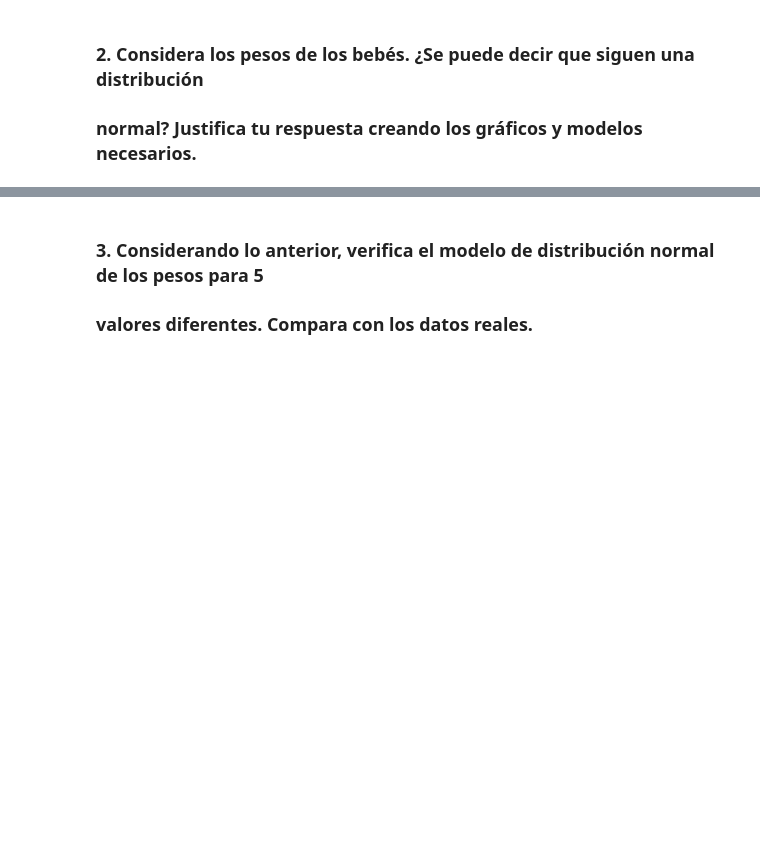
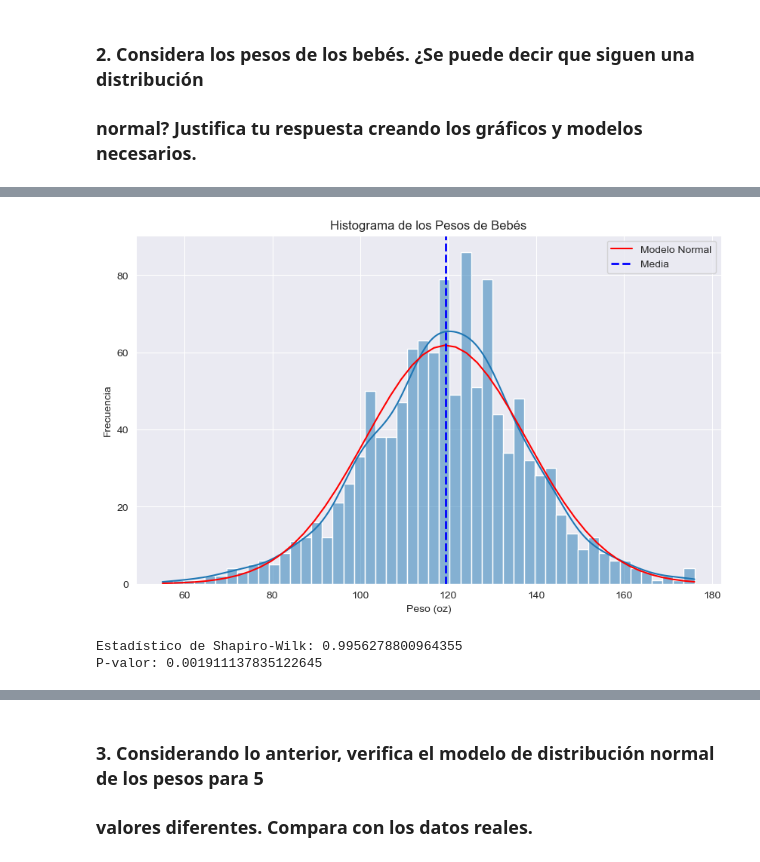
Before and after one commit to Xexe9T/desafio_3_estadisticas_con_python, a Jupyter notebook: desafio_3_analisis_estadistico_python.ipynb, the cells around one changed output, grey strips where cells are left out. Cells and saved outputs as stored; diff of their text form; code cells hidden in the pictures; blank space fills up the shorter version.

```diff
--- a/desafio_3_analisis_estadistico_python.ipynb
+++ b/desafio_3_analisis_estadistico_python.ipynb
@@ -25,0 +95,23 @@ import matplotlib.pyplot as plt
+# %%
+# 1. Histograma
+plt.figure(figsize=(10, 6))
+sns.histplot(df_baby, x=pesos, kde=True, bins=50)
+plt.plot(x, pdf_scaled, 'r', label='Modelo Normal')
+plt.axvline(x=mu, color='blue', linestyle='--', linewidth=2, label='Media')
+plt.title('Histograma de los Pesos de Bebés')
+plt.xlabel('Peso (oz)')
+plt.ylabel('Frecuencia')
+plt.legend()
+plt.show()
+# %% [output]
+[figure, added]
+# %%
+# Realiza el test de Shapiro-Wilk
+shapiro_test = stats.shapiro(pesos)
+
+# Muestra los resultados
+print(f"Estadístico de Shapiro-Wilk: {shapiro_test.statistic}")
+print(f"P-valor: {shapiro_test.pvalue}")
+# %% [output]
+Estadístico de Shapiro-Wilk: 0.9956278800964355
+P-valor: 0.001911137835122645
```
Also changed, not shown: parts of 15 cells of this notebook.
